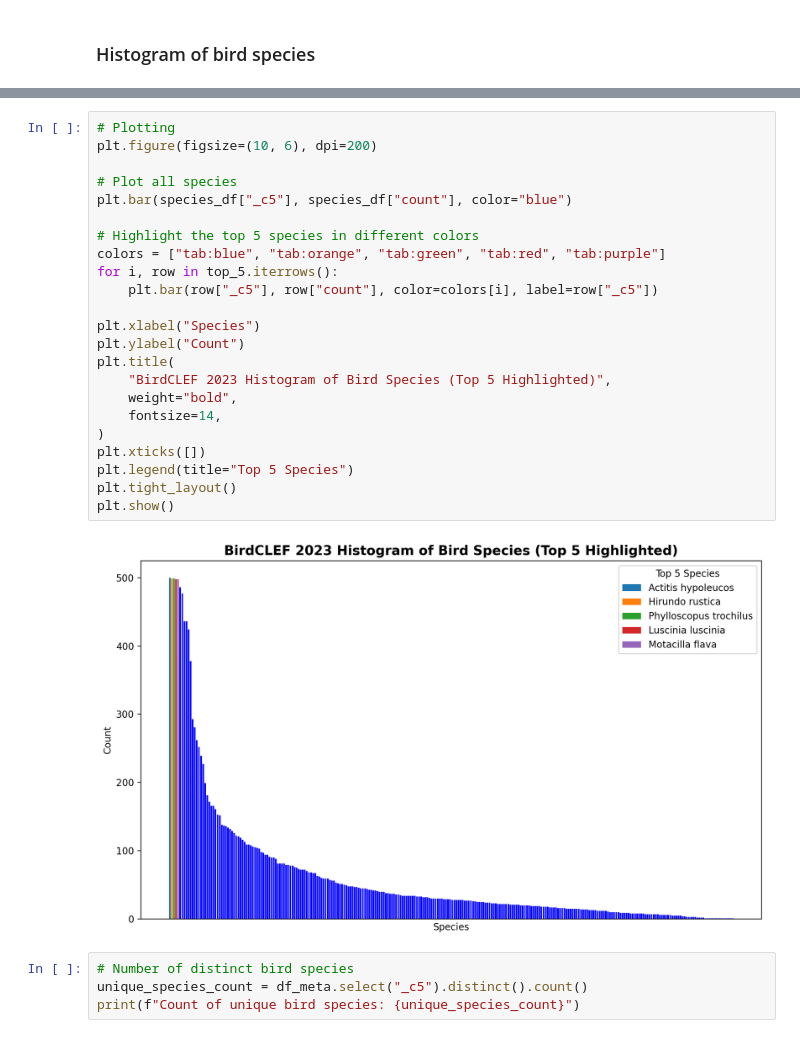
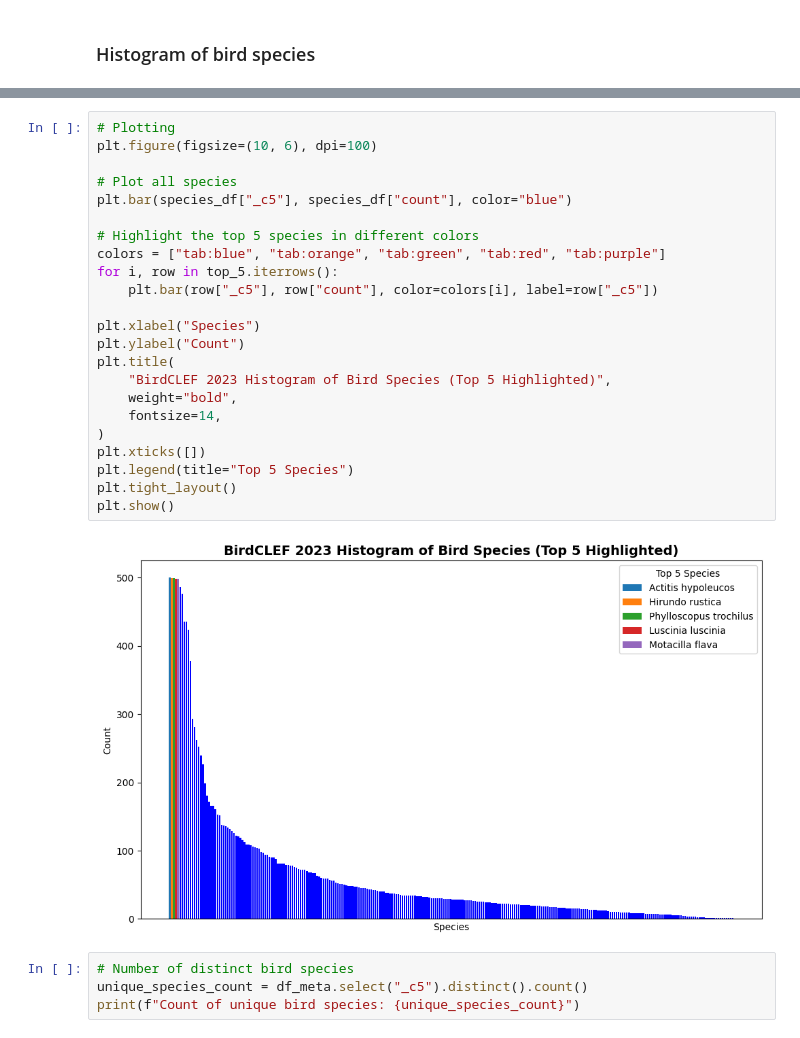
Before and after one commit to dsgt-kaggle-clef/birdclef-2024, a Jupyter notebook: notebooks/preprocessing/2024-01-30-mg-bird-species-histogram.ipynb, the cells around one changed output, grey strips where cells are left out. Cells and saved outputs as stored; diff of their text form.

Commit message:
updated bird species histogram notebook

```diff
--- a/notebooks/preprocessing/2024-01-30-mg-bird-species-histogram.ipynb
+++ b/notebooks/preprocessing/2024-01-30-mg-bird-species-histogram.ipynb
@@ -85,29 +92,29 @@ Attempting non-optimization as 'spark.sql.execution.arrow.pyspark.fallback.enabl
   warn(msg)
 # %%
 # Plotting
-plt.figure(figsize=(10, 6), dpi=200)
+plt.figure(figsize=(10, 6), dpi=100)
 
 # Plot all species
 plt.bar(species_df["_c5"], species_df["count"], color="blue")
 
 # Highlight the top 5 species in different colors
 colors = ["tab:blue", "tab:orange", "tab:green", "tab:red", "tab:purple"]
 for i, row in top_5.iterrows():
     plt.bar(row["_c5"], row["count"], color=colors[i], label=row["_c5"])
 
 plt.xlabel("Species")
 plt.ylabel("Count")
 plt.title(
     "BirdCLEF 2023 Histogram of Bird Species (Top 5 Highlighted)",
     weight="bold",
     fontsize=14,
 )
 plt.xticks([])
 plt.legend(title="Top 5 Species")
 plt.tight_layout()
 plt.show()
 # %% [output]
-[figure, old version]
+[figure, new version]
 # %%
 # Number of distinct bird species
 unique_species_count = df_meta.select("_c5").distinct().count()
```
Also changed, not shown: parts of 2 cells of this notebook.
